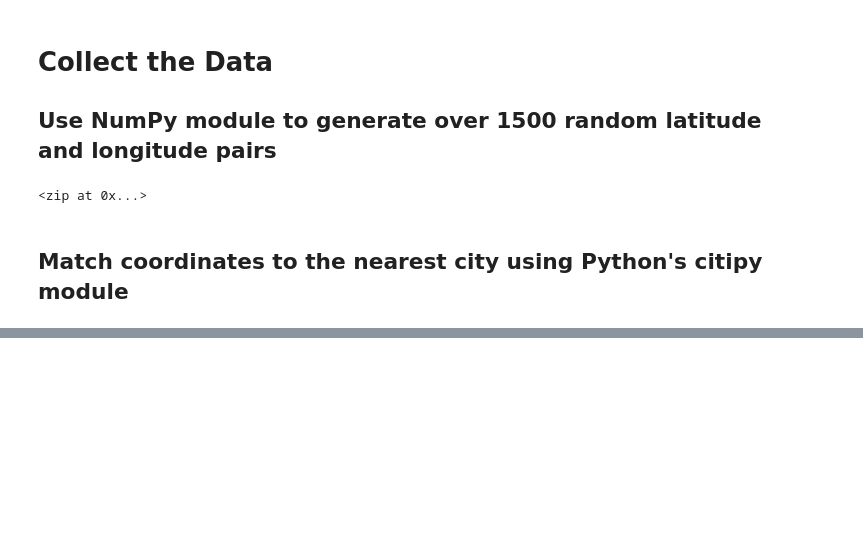
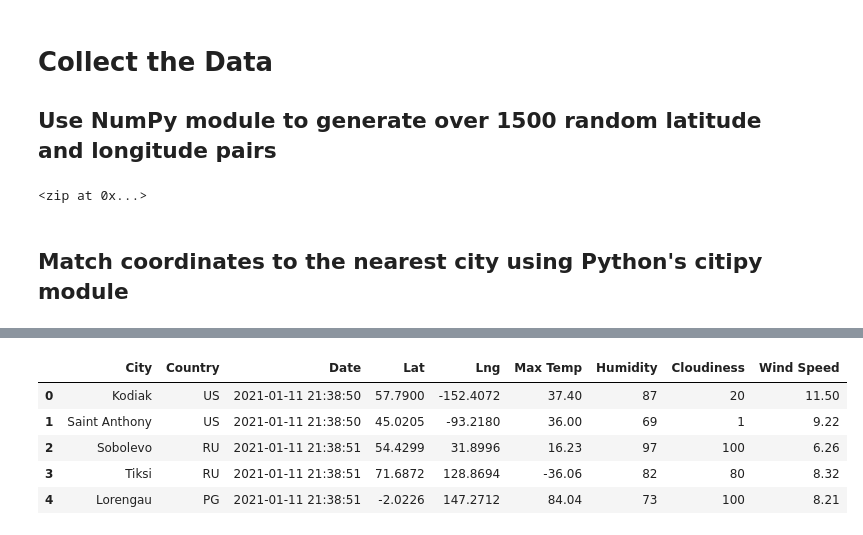
Before and after one commit to amberteets/world-weather-analysis, a Jupyter notebook: WeatherPy_working.ipynb, the cells around one changed output, grey strips where cells are left out. Saved outputs shown, nothing was run; the diff lists cells and outputs as text; code cells hidden in the pictures; blank space fills up the shorter version.

```diff
--- a/WeatherPy_working.ipynb
+++ b/WeatherPy_working.ipynb
@@ -39,0 +164,12 @@ len(cities)
+# %%
+# reorder the columns as City, Country, Date, Lat, Lng, Max Temp, Humidity, Cloudiness, and Wind Speed
+new_column_order = ['City', 'Country', 'Date', 'Lat', 'Lng', 'Max Temp', 'Humidity', 'Cloudiness', 'Wind Speed']
+city_data_df = city_data_df[new_column_order]
+city_data_df.head()
+# %% [output]
+|  | City | Country | Date | Lat | Lng | Max Temp | Humidity | Cloudiness | Wind Speed |
+| 0 | Kodiak | US | 2021-01-11 21:38:50 | 57.7900 | -152.4072 | 37.40 | 87 | 20 | 11.50 |
+| 1 | Saint Anthony | US | 2021-01-11 21:38:50 | 45.0205 | -93.2180 | 36.00 | 69 | 1 | 9.22 |
+| 2 | Sobolevo | RU | 2021-01-11 21:38:51 | 54.4299 | 31.8996 | 16.23 | 97 | 100 | 6.26 |
+| 3 | Tiksi | RU | 2021-01-11 21:38:51 | 71.6872 | 128.8694 | -36.06 | 82 | 80 | 8.32 |
+| 4 | Lorengau | PG | 2021-01-11 21:38:51 | -2.0226 | 147.2712 | 84.04 | 73 | 100 | 8.21 |
```
Also changed, not shown: parts of 8 cells of this notebook, 1 other file.
